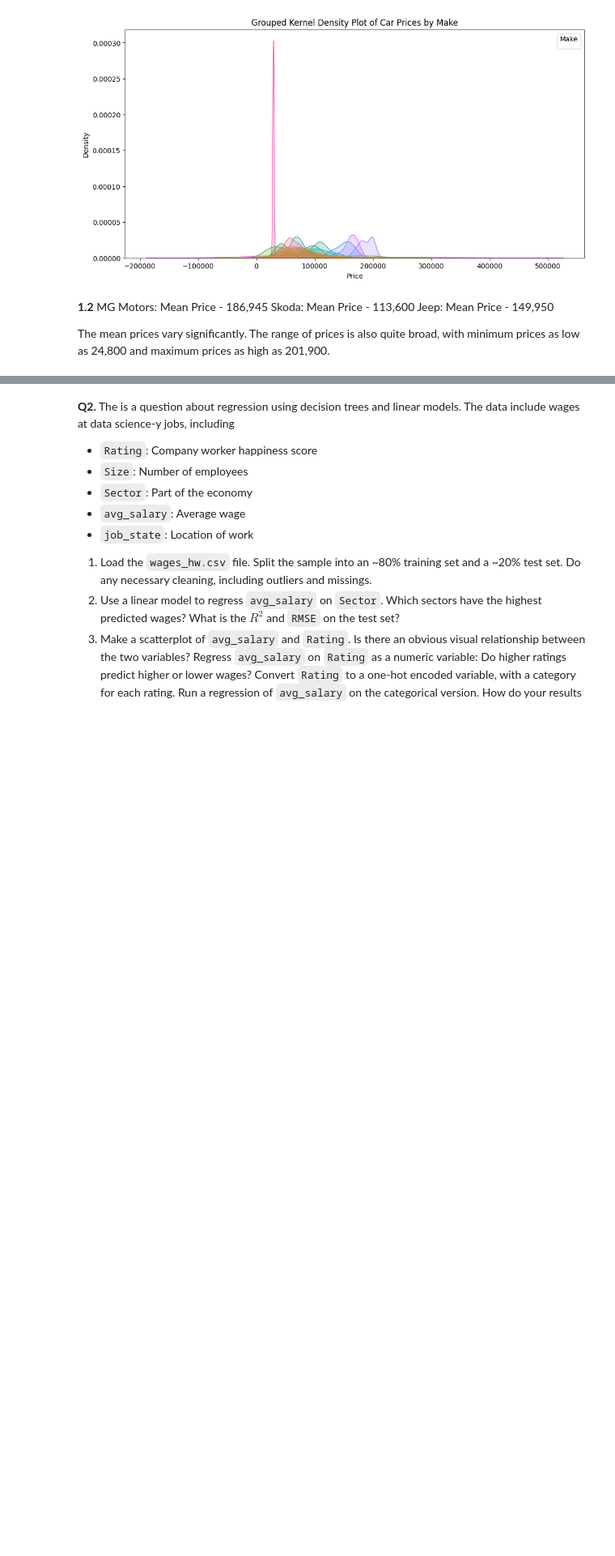
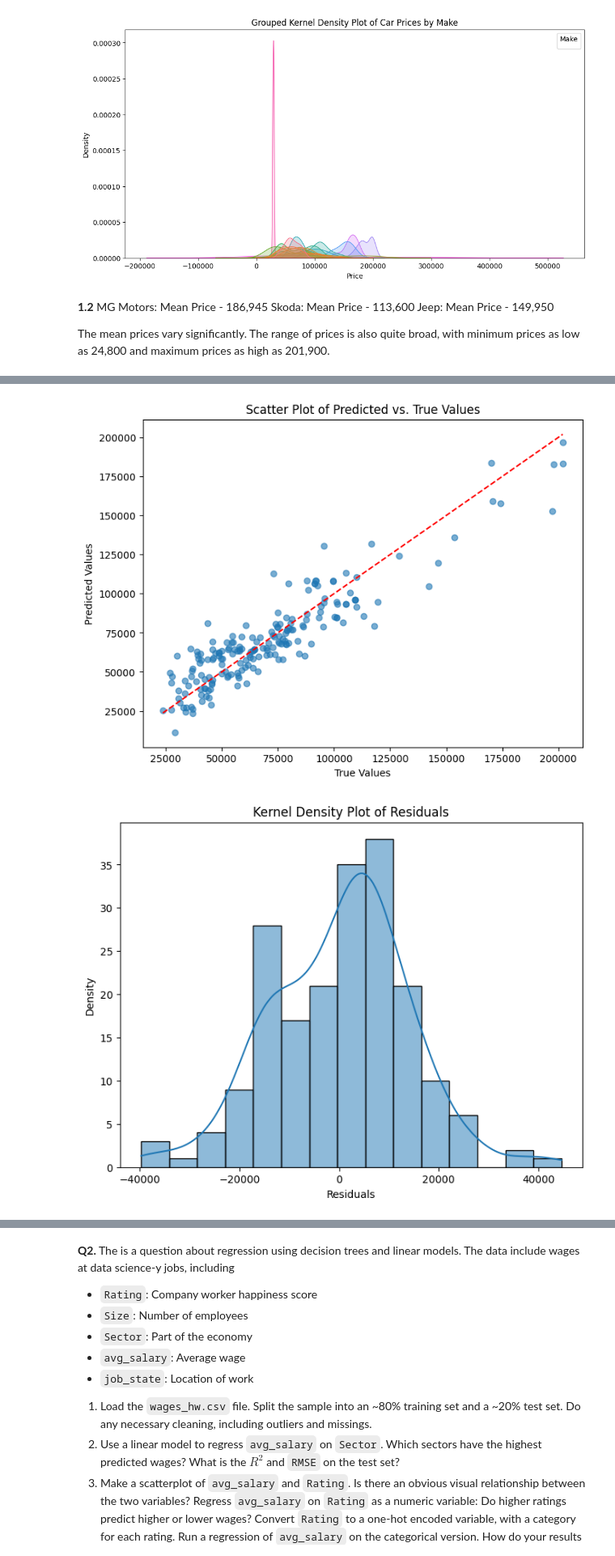
Before and after one commit to zoevw/assignment4, a Jupyter notebook: assignment4.ipynb, the cells around one changed output, grey strips where cells are left out. Shown at 81% size. Drawn from its saved outputs; the diff is of its cells as text; code cells hidden in the pictures; blank space fills up the shorter version.

```diff
--- a/assignment4.ipynb
+++ b/assignment4.ipynb
@@ -98,10 +98,12 @@ The mean prices vary significantly. The range of prices is also quite broad, wit
 #1.3
 from sklearn.model_selection import train_test_split
 
-X = df.drop('Price', axis=1)
+X = df[['Color', 'Seating_Capacity', 'Body_Type', 'Make', 'Make_Year', 'Mileage_Run', 'Fuel_Type', 'Transmission', 'Transmission_Type']]
 y = df['Price']
 
 X_train, X_test, y_train, y_test = train_test_split(X, y, test_size=0.20, random_state=100)
+TSS = np.sum( (y_test - y_train.mean())**2 )
+N_test = len(y_test)
 # %%
 #1.4
 from sklearn.linear_model import LinearRegression
@@ -144,0 +255,30 @@ ValueError: ignored
+# %%
+#1.6
+import matplotlib.pyplot as plt
+import seaborn as sns
+
+# best model to predict the values for the test data
+y_pred_categorical = model_categorical.predict(X_test)
+
+# scatter plot of predicted vs. true values
+plt.figure(figsize=(8, 6))
+plt.scatter(y_test, y_pred_categorical, alpha=0.6)
+plt.xlabel("True Values")
+plt.ylabel("Predicted Values")
+plt.title("Scatter Plot of Predicted vs. True Values")
+plt.plot([min(y_test), max(y_test)], [min(y_test), max(y_test)], linestyle='--', color='red')
+
+#residuals
+residuals = y_test - y_pred_categorical
+
+#kernel density plot for residuals
+plt.figure(figsize=(8, 6))
+sns.histplot(residuals, kde=True)
+plt.xlabel("Residuals")
+plt.ylabel("Density")
+plt.title("Kernel Density Plot of Residuals")
+
+plt.show()
+# %% [output]
+[figure, added]
+[figure, added]
```
Also changed, not shown: parts of 8 cells of this notebook.
